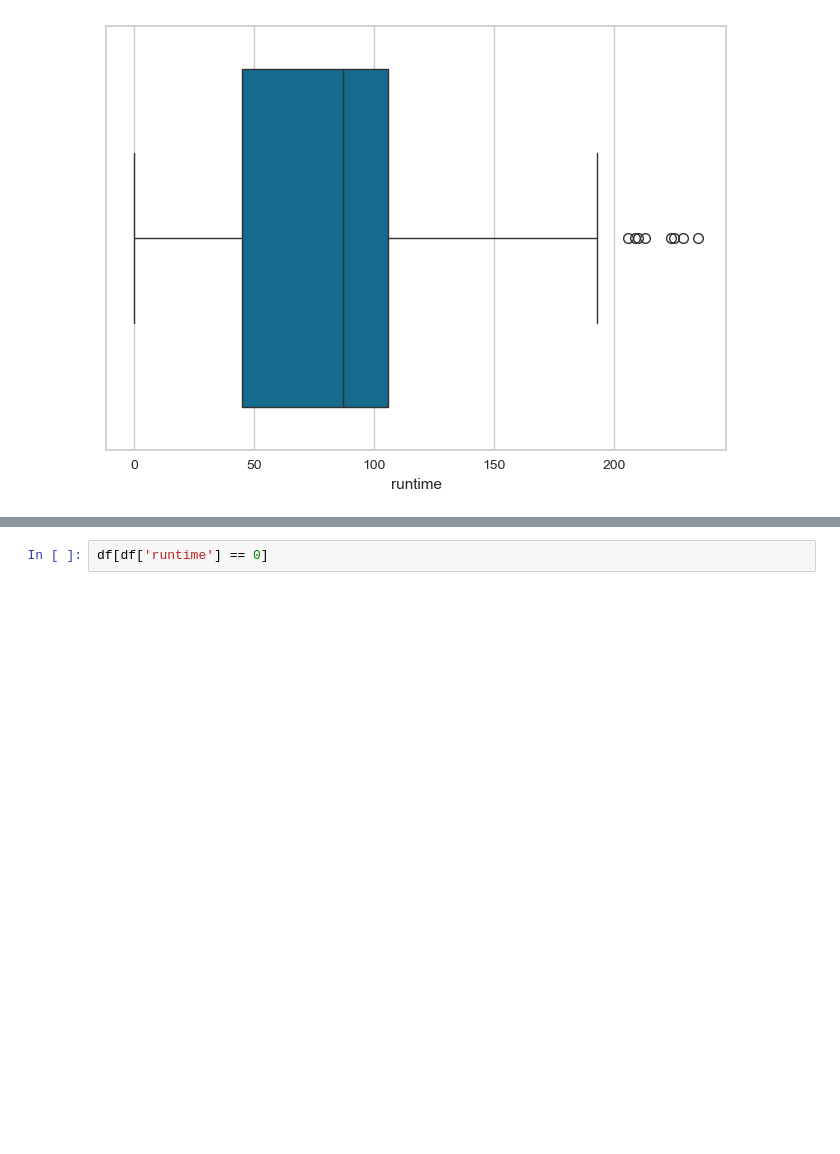
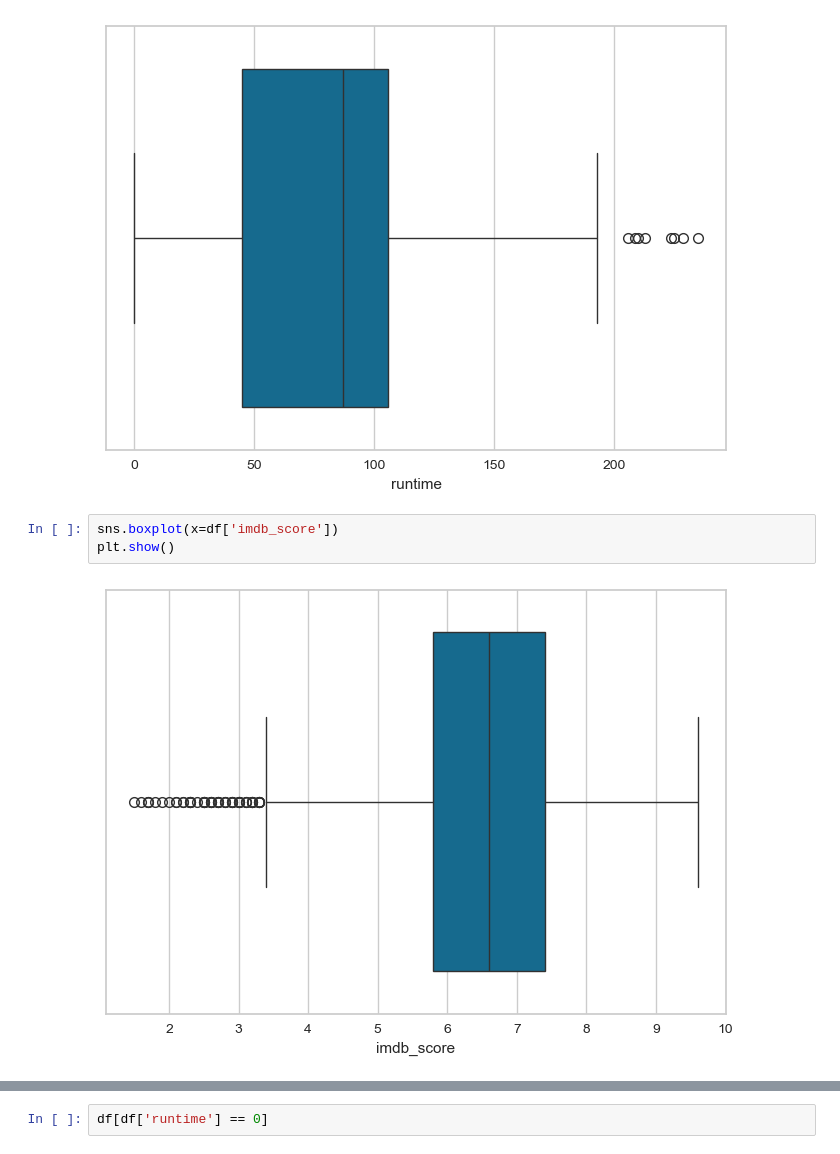
Before and after one commit to M4tchaa/submission-ml, a Jupyter notebook: Submission_Akhir_BMLP_Arliyandi.ipynb, the cells around one changed output, grey strips where cells are left out. Drawn from its saved outputs; the diff is of its cells as text; blank space fills up the shorter version.

Commit message:
percobaan ulang, IMDB

```diff
--- a/Submission_Akhir_BMLP_Arliyandi.ipynb
+++ b/Submission_Akhir_BMLP_Arliyandi.ipynb
@@ -145,3 +183,8 @@ sns.boxplot(x=df['runtime'])
 plt.show()
 # %% [output]
 [figure]
+# %%
+sns.boxplot(x=df['imdb_score'])
+plt.show()
+# %% [output]
+[figure, added]
```
Also changed, not shown: parts of 8 cells of this notebook.
